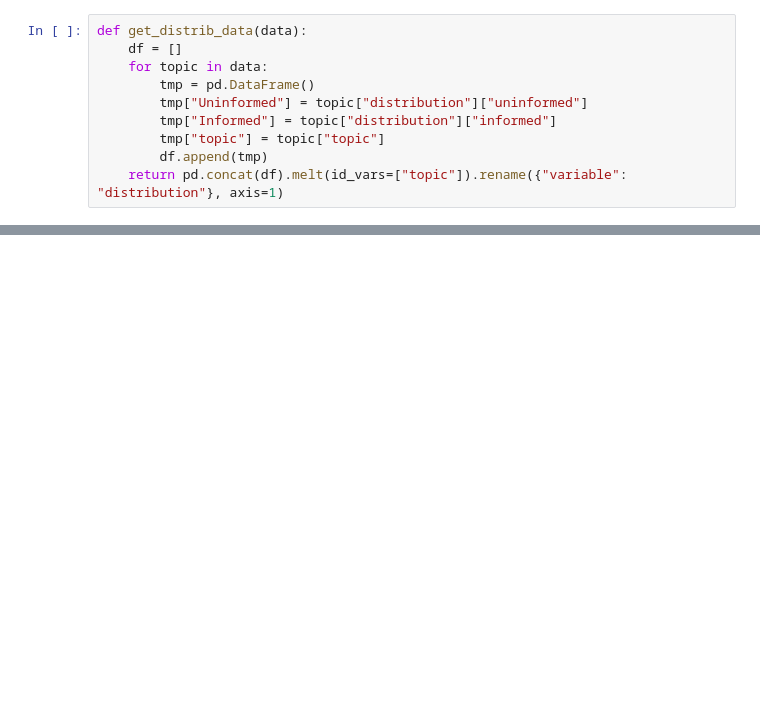
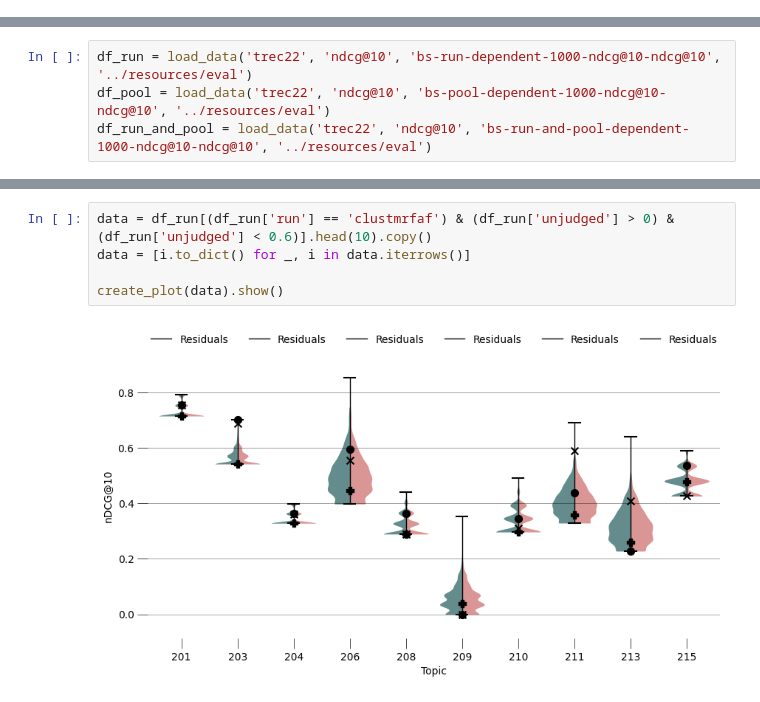
Before and after one commit to webis-de/ECIR-23, a Jupyter notebook: src/main/ipynb/visualization.ipynb, the cells around one changed output, grey strips where cells are left out. Drawn from its saved outputs; the diff is of its cells as text; blank space fills up the shorter version.

```diff
--- a/src/main/ipynb/visualization.ipynb
+++ b/src/main/ipynb/visualization.ipynb
@@ -34,10 +0,0 @@ def simulate_topic(i):
-# %%
-def get_distrib_data(data):
-    df = []
-    for topic in data:
-        tmp = pd.DataFrame()
-        tmp["Uninformed"] = topic["distribution"]["uninformed"]
-        tmp["Informed"] = topic["distribution"]["informed"]
-        tmp["topic"] = topic["topic"]
-        df.append(tmp)
-    return pd.concat(df).melt(id_vars=["topic"]).rename({"variable": "distribution"}, axis=1)
@@ -119,0 +184,4 @@ findfont: Generic family 'sans-serif' not found because none of the following fa
+# %%
+df_run = load_data('trec22', 'ndcg@10', 'bs-run-dependent-1000-ndcg@10-ndcg@10', '../resources/eval')
+df_pool = load_data('trec22', 'ndcg@10', 'bs-pool-dependent-1000-ndcg@10-ndcg@10', '../resources/eval')
+df_run_and_pool = load_data('trec22', 'ndcg@10', 'bs-run-and-pool-dependent-1000-ndcg@10-ndcg@10', '../resources/eval')
@@ -119,0 +257,7 @@ findfont: Generic family 'sans-serif' not found because none of the following fa
+# %%
+data = df_run[(df_run['run'] == 'clustmrfaf') & (df_run['unjudged'] > 0) & (df_run['unjudged'] < 0.6)].head(10).copy()
+data = [i.to_dict() for _, i in data.iterrows()]
+
+create_plot(data).show()
+# %% [output]
+[figure, added]
```
Also changed, not shown: parts of 30 cells of this notebook, 3 other files.
